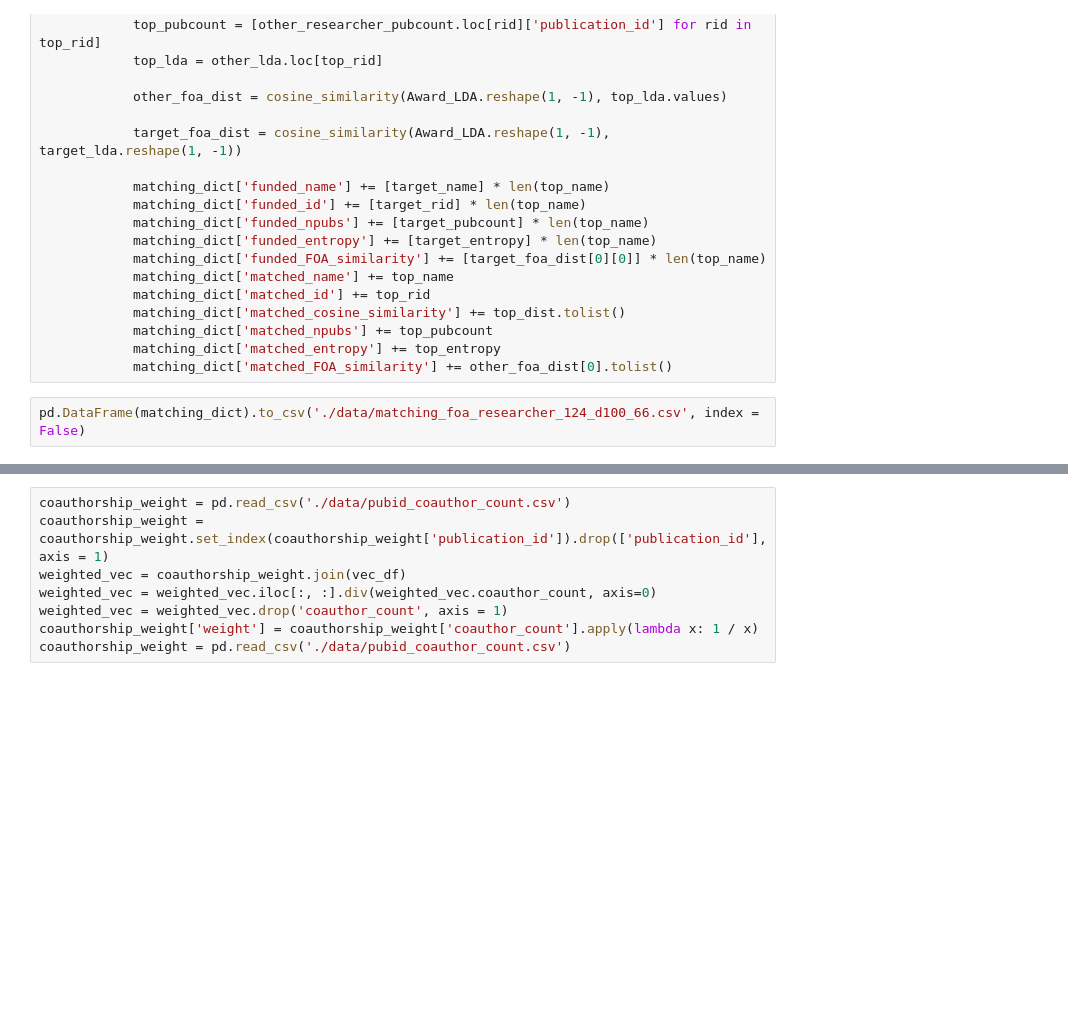
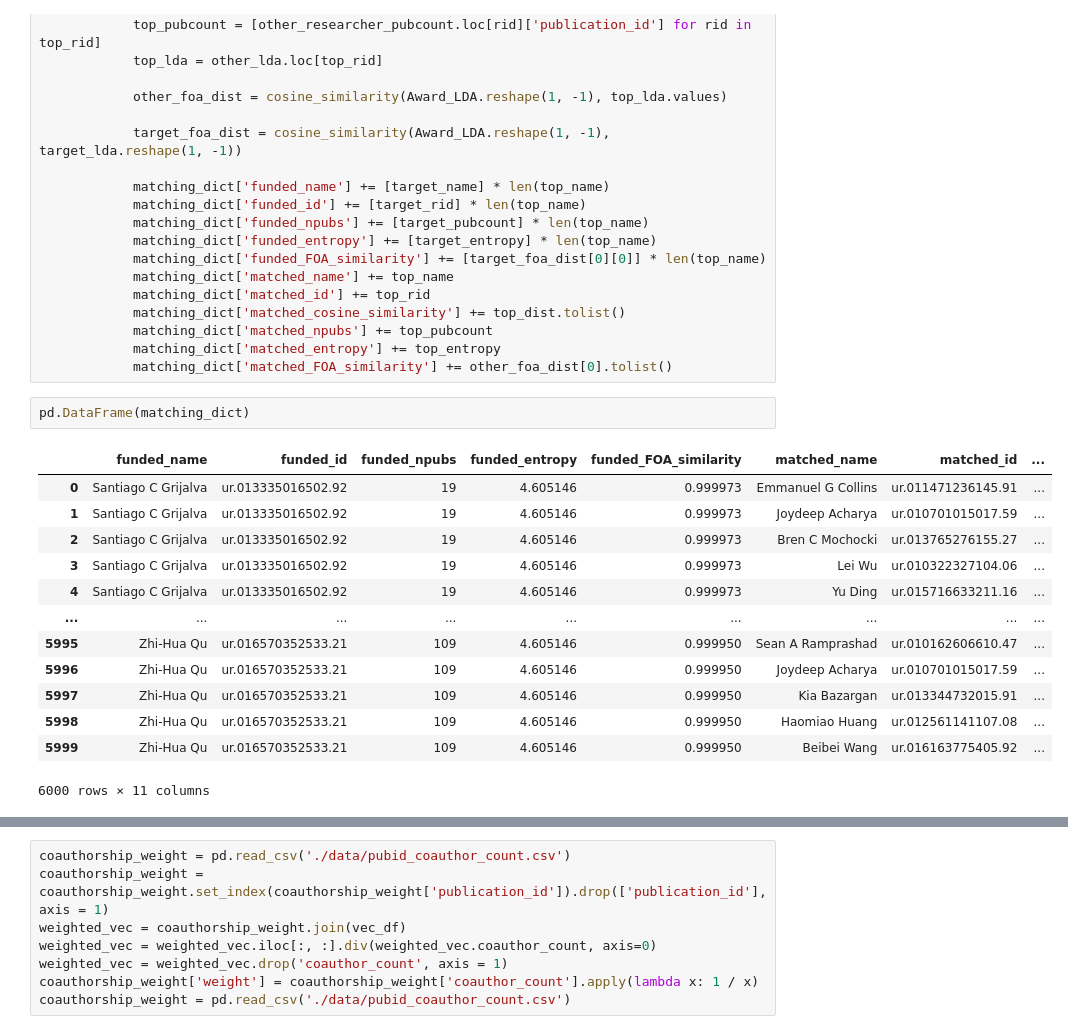
Before and after one commit to sciosci/sloan-lda-bib, a Jupyter notebook: researcher_lda_matching.ipynb, the cells around one changed output, grey strips where cells are left out. Drawn from its saved outputs; the diff is of its cells as text; blank space fills up the shorter version.

Commit message:
update researcher matching

```diff
--- a/researcher_lda_matching.ipynb
+++ b/researcher_lda_matching.ipynb
@@ -124,4 +130,18 @@ for target_rid in tqdm(sampled_id):
             matching_dict['matched_entropy'] += top_entropy
             matching_dict['matched_FOA_similarity'] += other_foa_dist[0].tolist()
 # %%
-pd.DataFrame(matching_dict).to_csv('./data/matching_foa_researcher_124_d100_66.csv', index = False)
+pd.DataFrame(matching_dict)
+# %% [output]
+|  | funded_name | funded_id | funded_npubs | funded_entropy | funded_FOA_similarity | matched_name | matched_id | ... |
+| 0 | Santiago C Grijalva | ur.013335016502.92 | 19 | 4.605146 | 0.999973 | Emmanuel G Collins | ur.011471236145.91 | ... |
+| 1 | Santiago C Grijalva | ur.013335016502.92 | 19 | 4.605146 | 0.999973 | Joydeep Acharya | ur.010701015017.59 | ... |
+| 2 | Santiago C Grijalva | ur.013335016502.92 | 19 | 4.605146 | 0.999973 | Bren C Mochocki | ur.013765276155.27 | ... |
+| 3 | Santiago C Grijalva | ur.013335016502.92 | 19 | 4.605146 | 0.999973 | Lei Wu | ur.010322327104.06 | ... |
+| 4 | Santiago C Grijalva | ur.013335016502.92 | 19 | 4.605146 | 0.999973 | Yu Ding | ur.015716633211.16 | ... |
+| ... | ... | ... | ... | ... | ... | ... | ... | ... |
+| 5995 | Zhi-Hua Qu | ur.016570352533.21 | 109 | 4.605146 | 0.999950 | Sean A Ramprashad | ur.010162606610.47 | ... |
+| 5996 | Zhi-Hua Qu | ur.016570352533.21 | 109 | 4.605146 | 0.999950 | Joydeep Acharya | ur.010701015017.59 | ... |
+| 5997 | Zhi-Hua Qu | ur.016570352533.21 | 109 | 4.605146 | 0.999950 | Kia Bazargan | ur.013344732015.91 | ... |
+| 5998 | Zhi-Hua Qu | ur.016570352533.21 | 109 | 4.605146 | 0.999950 | Haomiao Huang | ur.012561141107.08 | ... |
+| 5999 | Zhi-Hua Qu | ur.016570352533.21 | 109 | 4.605146 | 0.999950 | Beibei Wang | ur.016163775405.92 | ... |
+6000 rows × 11 columns
```
Also changed, not shown: parts of 13 cells of this notebook.
